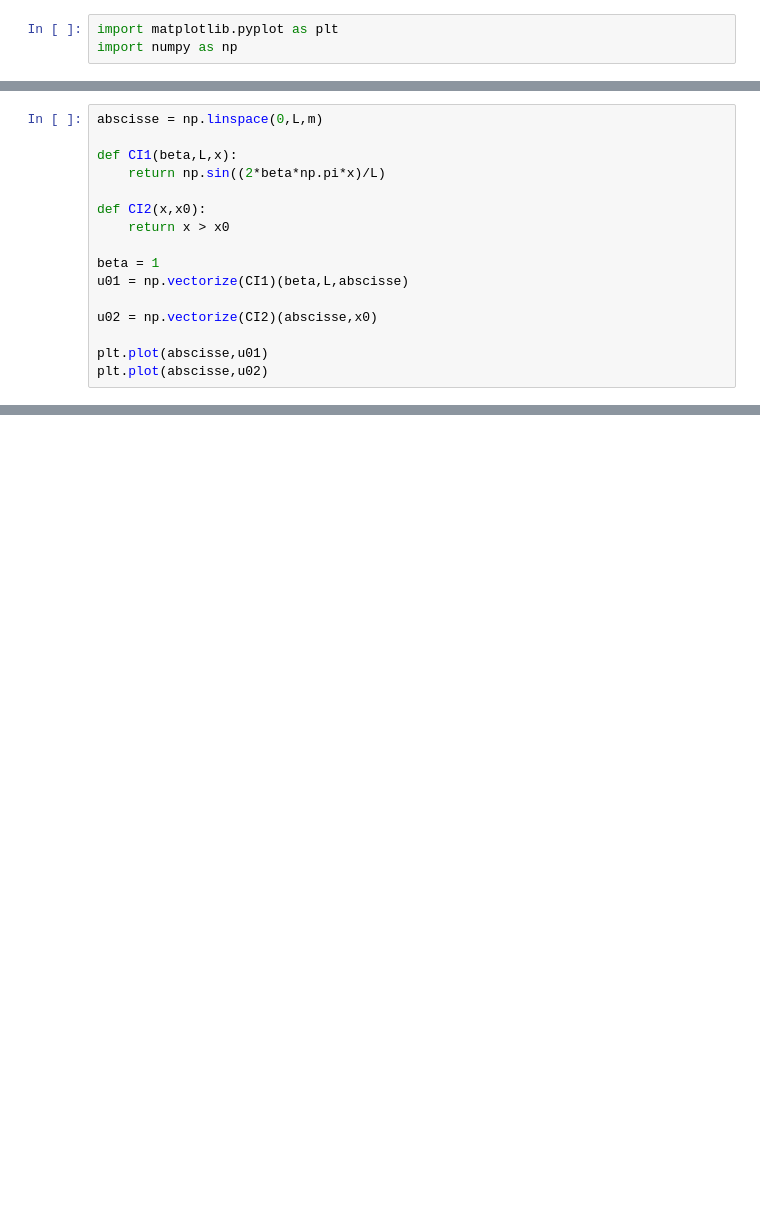
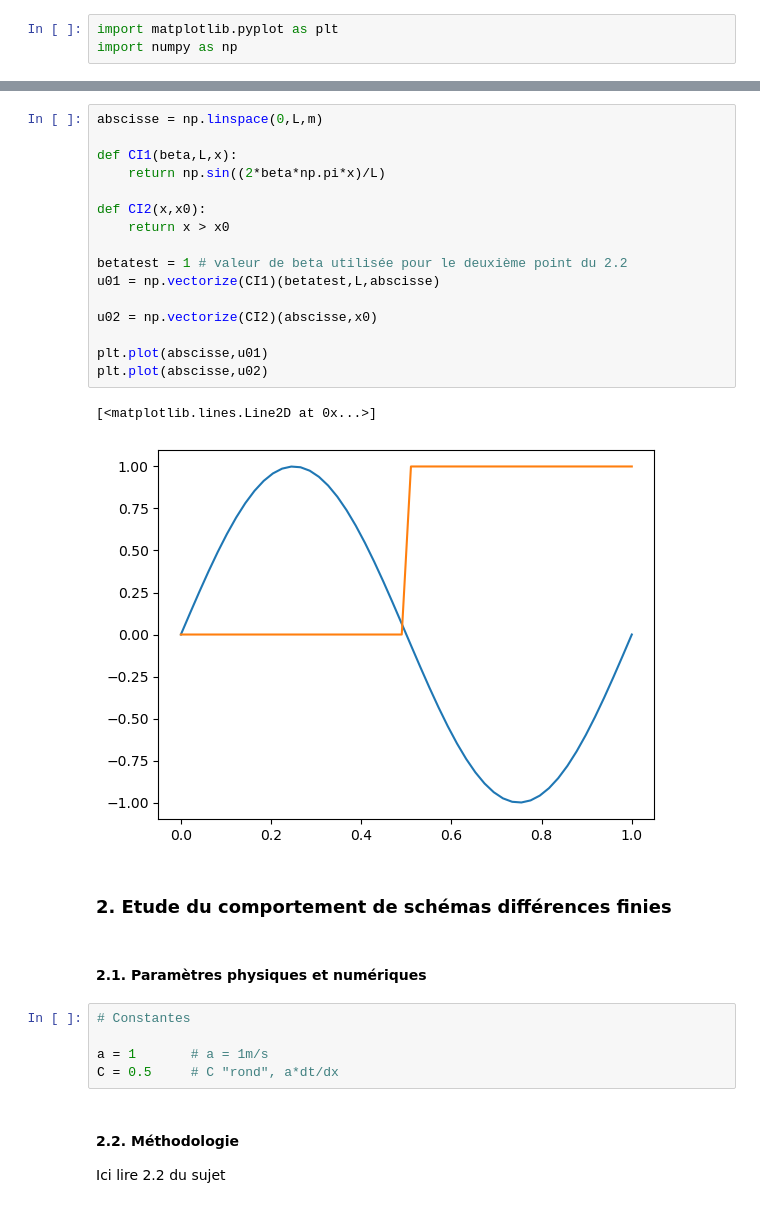
Before and after one commit to MaxMosh/n7-SN, a Jupyter notebook: 2A ModIA/S7 (INSA)/Modélisation et Calcul Scientifique/EDP/TPs/TP1/TP1.ipynb, the cells around one changed output, grey strips where cells are left out. Drawn from its saved outputs; the diff is of its cells as text; blank space fills up the shorter version.

```diff
--- a/2A ModIA/S7 (INSA)/Modélisation et Calcul Scientifique/EDP/TPs/TP1/TP1.ipynb
+++ b/2A ModIA/S7 (INSA)/Modélisation et Calcul Scientifique/EDP/TPs/TP1/TP1.ipynb
@@ -15,16 +5,0 @@ u0 = np
-# %%
-abscisse = np.linspace(0,L,m)
-
-def CI1(beta,L,x):
-    return np.sin((2*beta*np.pi*x)/L)
-
-def CI2(x,x0):
-    return x > x0
-
-beta = 1
-u01 = np.vectorize(CI1)(beta,L,abscisse)
-
-u02 = np.vectorize(CI2)(abscisse,x0)
-
-plt.plot(abscisse,u01)
-plt.plot(abscisse,u02)
@@ -85,0 +15,32 @@ plt.plot(abscisse, grille_temps_espace[:,-1])
+# %%
+abscisse = np.linspace(0,L,m)
+
+def CI1(beta,L,x):
+    return np.sin((2*beta*np.pi*x)/L)
+
+def CI2(x,x0):
+    return x > x0
+
+betatest = 1 # valeur de beta utilisée pour le deuxième point du 2.2
+u01 = np.vectorize(CI1)(betatest,L,abscisse)
+
+u02 = np.vectorize(CI2)(abscisse,x0)
+
+plt.plot(abscisse,u01)
+plt.plot(abscisse,u02)
+# %% [output]
+[<matplotlib.lines.Line2D at 0x...>]
+[figure, added]
+# %% [markdown]
+### **2. Etude du comportement de schémas différences finies**
+# %% [markdown]
+#### **2.1. Paramètres physiques et numériques**
+# %%
+# Constantes
+
+a = 1       # a = 1m/s
+C = 0.5     # C "rond", a*dt/dx
+# %% [markdown]
+#### **2.2. Méthodologie**
+
+Ici lire 2.2 du sujet
```
Also changed, not shown: parts of 41 cells of this notebook.
